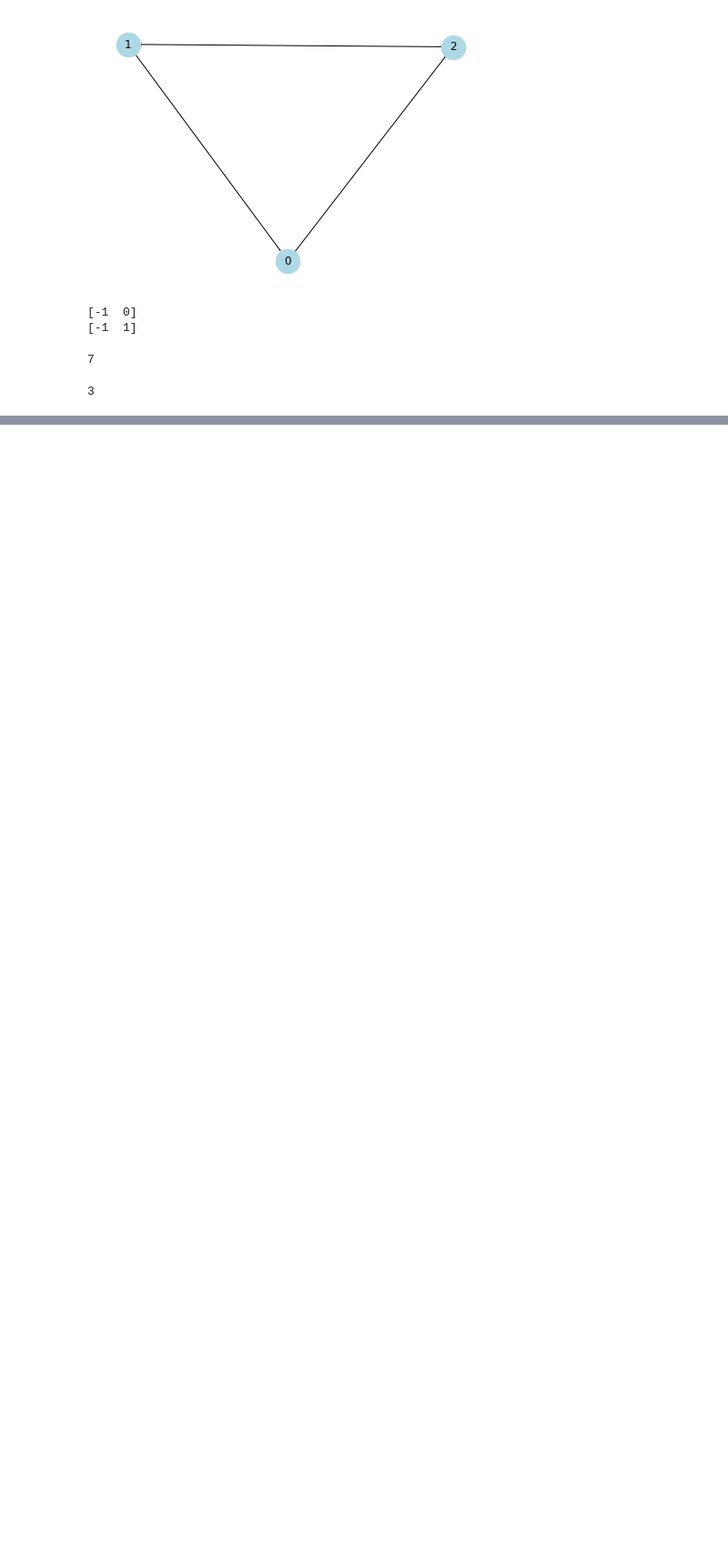
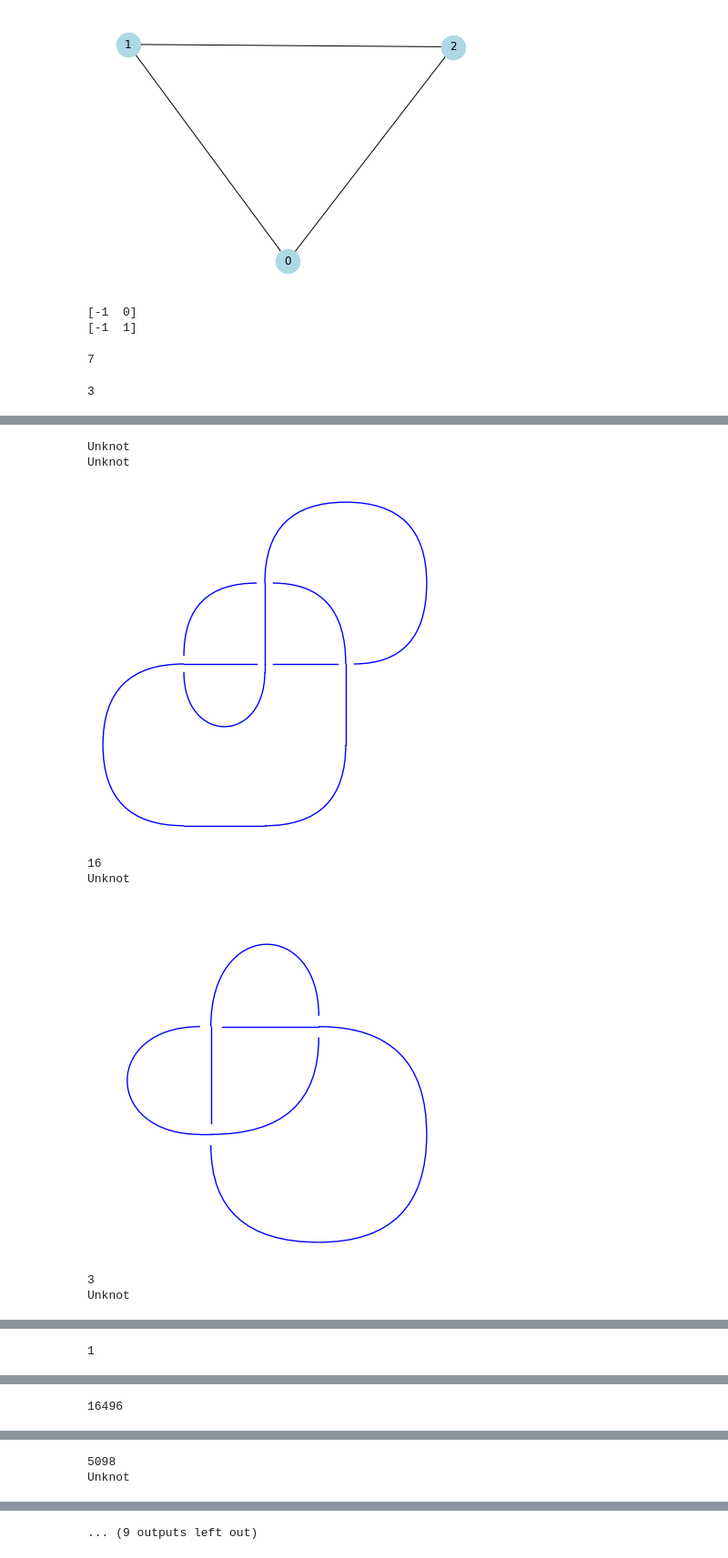
Before and after one commit to sadboyneedcodes/REU2024, a Jupyter notebook: sage_tests.ipynb, the cells around one changed output, grey strips where cells are left out. Shown at 91% size. Cells and saved outputs as stored; diff of their text form; code cells hidden in the pictures; blank space fills up the shorter version.

```diff
--- a/sage_tests.ipynb
+++ b/sage_tests.ipynb
@@ -218,0 +213,32 @@ laplacian
+# %%
+import snappy
+import networkx as nx
+
+
+def laplacian_of_link(L, i, j): #returns the reduced laplacian and determinant for a link.
+    K = L.sage_link()
+    G = graph_of_link(L)
+    ###In order to identify the link, there is a reduce function or something in snappy, or some other invariant?
+    plot = K.plot()
+    plot.show()
+    lap = nx.laplacian_matrix(G).toarray()
+    laplacian = reduced_laplacian(lap, i, j)
+    return laplacian
+# %%
+i = 0
+while i < 10:
+    L = snappy.random_link(10)
+    if len(L) == 0:
+        print("Unknot")
+        continue
+    print(laplacian_of_link(L, 0, 0)[1])
+    i+=1
+# %% [output]
+Unknot
+Unknot
+[figure, added]
+16
+Unknot
+[figure, added]
+3
+Unknot
@@ -218,0 +246 @@ laplacian
+1
@@ -218,0 +248 @@ laplacian
+16496
@@ -218,0 +250,2 @@ laplacian
+5098
+Unknot
@@ -218,0 +253 @@ laplacian
+... (9 outputs left out)
```
Also changed, not shown: parts of 2 cells of this notebook.
